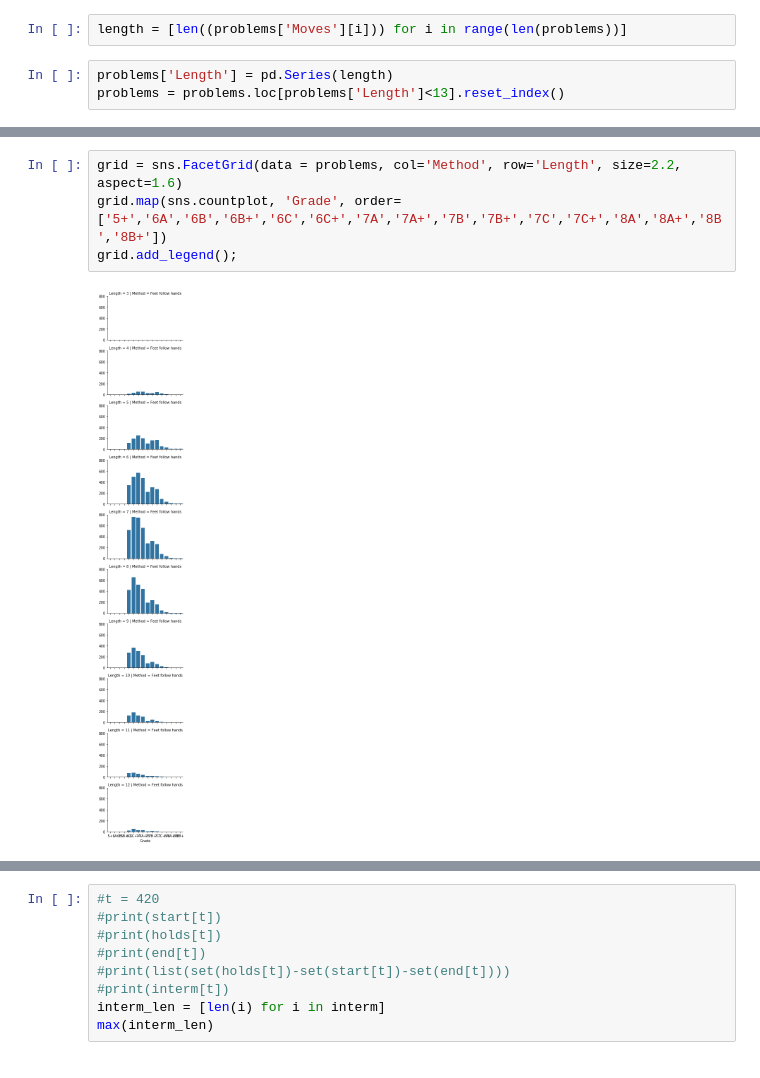
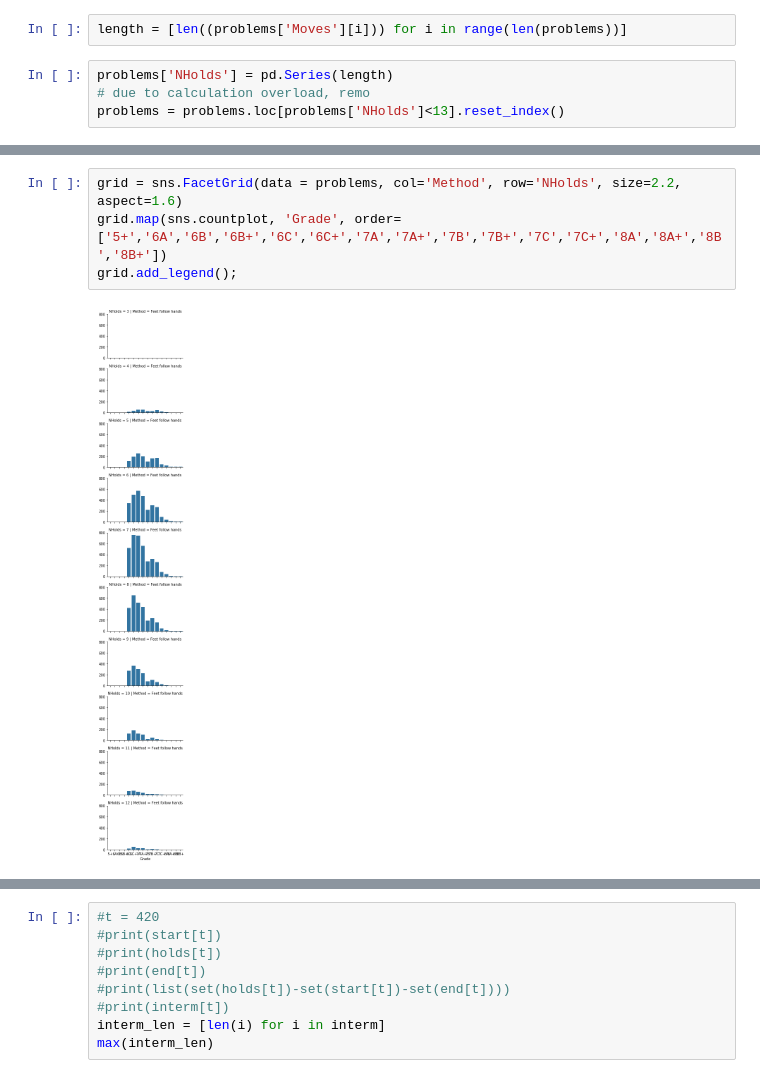
Before and after one commit to jee1213/BoulderingGrade, a Jupyter notebook: MoonBoard_GradePrediction.ipynb, the cells around one changed output, grey strips where cells are left out. Drawn from its saved outputs; the diff is of its cells as text.

```diff
--- a/MoonBoard_GradePrediction.ipynb
+++ b/MoonBoard_GradePrediction.ipynb
@@ -149,6 +139,7 @@ print(a[0])
 # %%
 length = [len((problems['Moves'][i])) for i in range(len(problems))]
 # %%
-problems['Length'] = pd.Series(length)
-problems = problems.loc[problems['Length']<13].reset_index()
+problems['NHolds'] = pd.Series(length)
+# due to calculation overload, remo
+problems = problems.loc[problems['NHolds']<13].reset_index()
 # %%
@@ -157,11 +148,11 @@ sns.countplot(x='Length', data=problems)
 <matplotlib.axes._subplots.AxesSubplot at 0x...>
 [figure]
 # %%
-grid = sns.FacetGrid(data = problems, col='Method', row='Length', size=2.2, aspect=1.6)
+grid = sns.FacetGrid(data = problems, col='Method', row='NHolds', size=2.2, aspect=1.6)
 grid.map(sns.countplot, 'Grade', order=['5+','6A','6B','6B+','6C','6C+','7A','7A+','7B','7B+','7C','7C+','8A','8A+','8B','8B+'])
 grid.add_legend();
 # %% [output]
-[figure, old version]
+[figure, new version]
 # %%
 print(problems['Moves'][0][0])
 print(problems['Moves'][0][0]['Description'])
```
Also changed, not shown: parts of 91 cells of this notebook, 8 other files.
